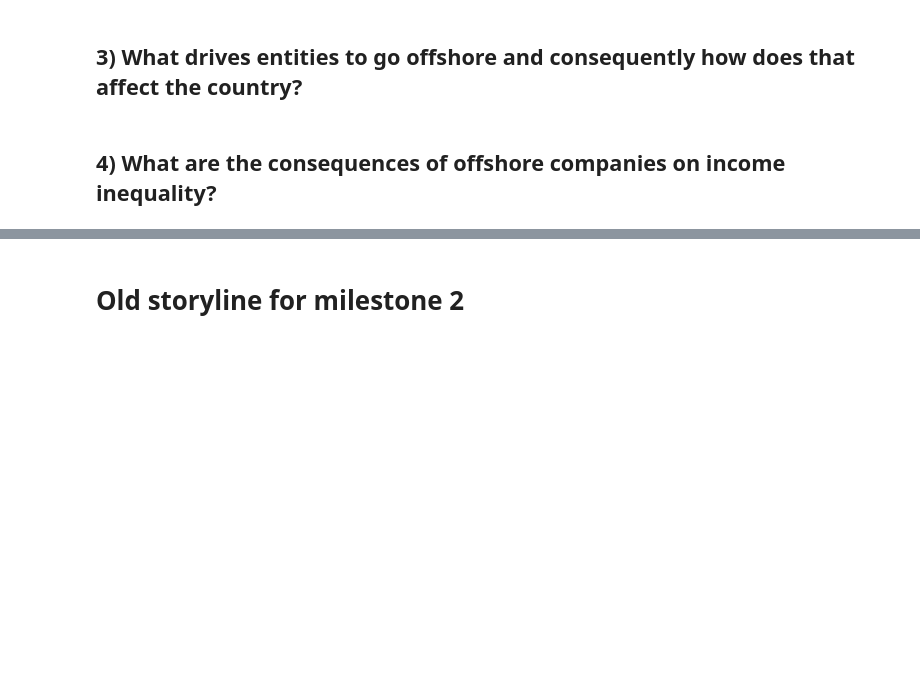
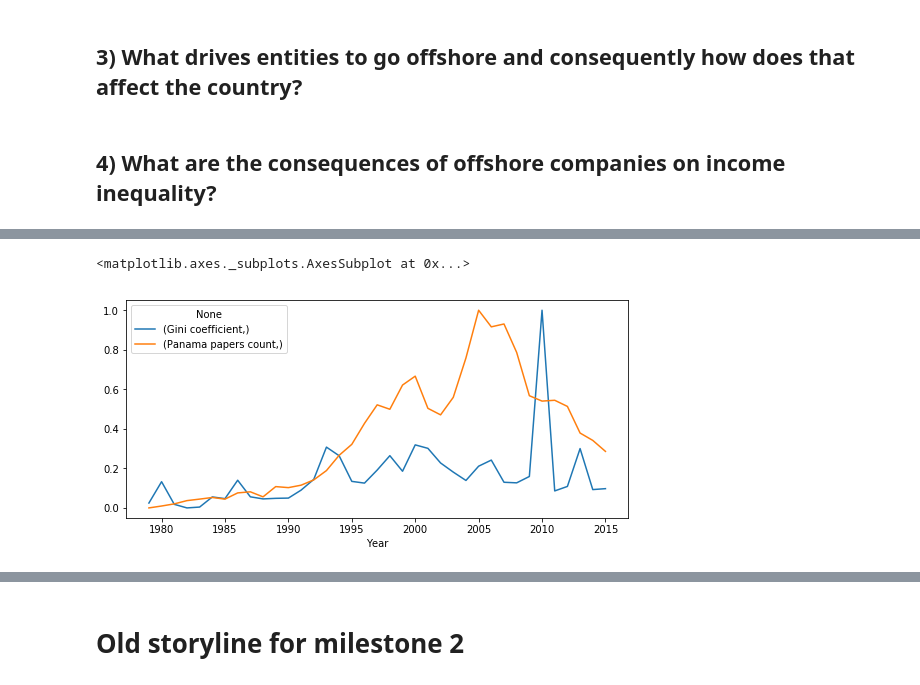
Before and after one commit to eddieshengyuwang/project_ada_akbar, a Jupyter notebook: main.ipynb, the cells around one changed output, grey strips where cells are left out. Saved outputs shown, nothing was run; the diff lists cells and outputs as text; code cells hidden in the pictures; blank space fills up the shorter version.

```diff
--- a/main.ipynb
+++ b/main.ipynb
@@ -418,0 +487,23 @@ Eventually it is important to mention that a number of countries had different s
+# %%
+def series_var_processing(df,weighting):
+    series_var = df.copy()
+    series_var = series_var.drop(series_var.columns[1:4],axis=1).drop(series_var.columns[-1],axis=1)
+    series_var=series_var.merge(df_GDP_w, how='inner',left_on='Country Name', right_on='Country Name')
+    #Here the weighting of GINI is performed
+    if weighting:
+        series_var[series_var.columns[1:57]]=series_var[series_var.columns[1:57]].divide(series_var['GDP_x'], axis='rows')
+    series_var=series_var[series_var.columns[1:57]]
+    series_var = series_var.mean(axis=0, skipna=True)
+    series_var.index = series_var.index.astype(int)
+    series_panamas_cut = series_panamas[series_panamas.index>=1979]
+    series_panamas_cut = (series_panamas_cut-series_panamas_cut.min())/(series_panamas_cut.max()-series_panamas_cut.min())
+    series_var_cut=series_var[series_var.index>=1979]
+    return (series_var_cut-series_var_cut.min())/(series_var_cut.max()-series_var_cut.min())
+# %%
+series_var_cut=series_var_processing(df_gini,True)
+df_plot = pd.concat([series_var_cut, series_panamas_cut], axis=1)
+df_plot.columns = [['Gini coefficient','Panama papers count']]
+df_plot.plot(figsize=(9,4))
+# %% [output]
+<matplotlib.axes._subplots.AxesSubplot at 0x...>
+[figure, added]
```
Also changed, not shown: parts of 37 cells of this notebook, 2 other files.
